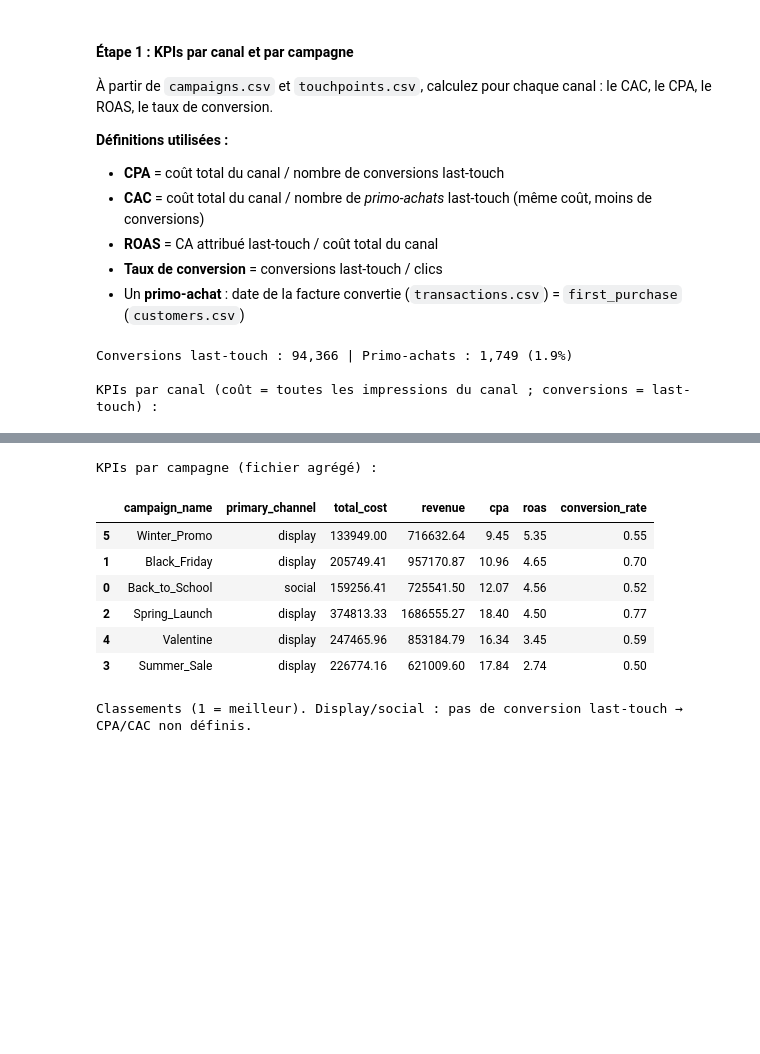
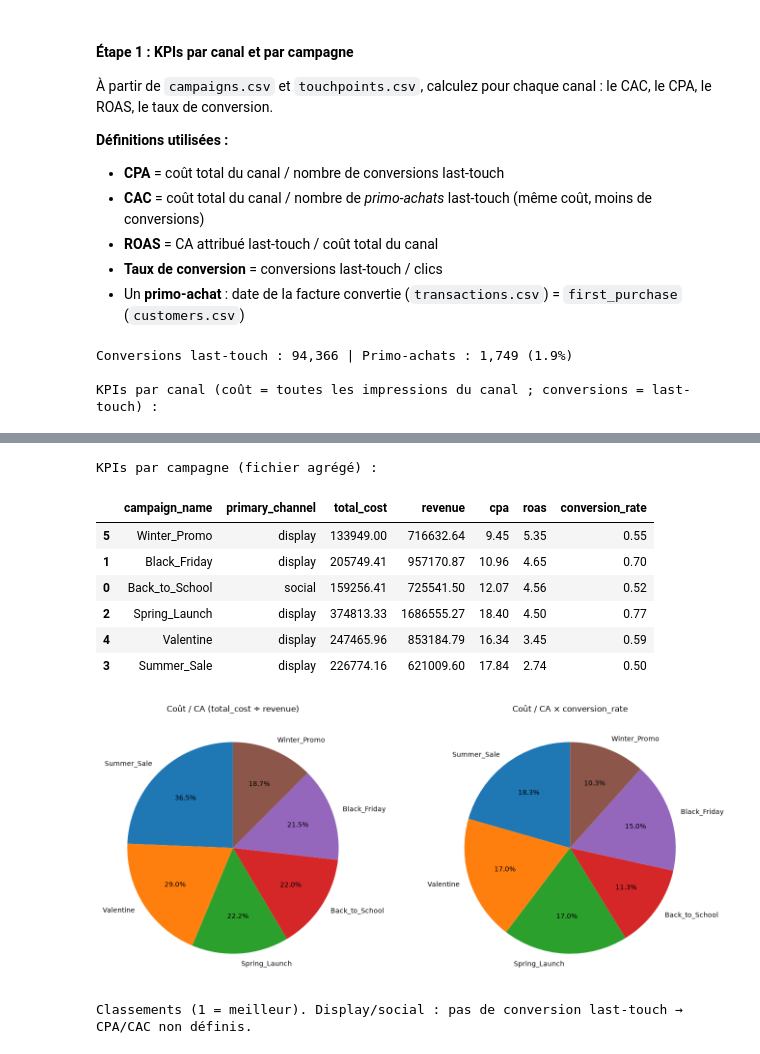
Before and after one commit to Msegura4/lumina_and_co_data_marketing, a Jupyter notebook: TP3.ipynb, the cells around one changed output, grey strips where cells are left out. Drawn from its saved outputs; the diff is of its cells as text; code cells hidden in the pictures; blank space fills up the shorter version.

```diff
--- a/TP3.ipynb
+++ b/TP3.ipynb
@@ -112,33 +112,58 @@ kpis_canal["taux_conversion"] = np.where(kpis_canal["n_clicks"] > 0, kpis_canal[
 print("\nKPIs par canal (coût = toutes les impressions du canal ; conversions = last-touch) :")
 display(kpis_canal.round(2))
 
 print("\nKPIs par campagne (fichier agrégé) :")
 display(
     campaigns_df[[
         "campaign_name", "primary_channel", "total_cost", "revenue",
         "cpa", "roas", "conversion_rate",
     ]].sort_values("roas", ascending=False).round(2)
 )
+
+cost_sur_ca = (
+    campaigns_df.set_index("campaign_name")["total_cost"]
+    / campaigns_df.set_index("campaign_name")["revenue"]
+).sort_values(ascending=False)
+cost_sur_ca_conv = (
+    cost_sur_ca * campaigns_df.set_index("campaign_name")["conversion_rate"].reindex(cost_sur_ca.index)
+)
+
+fig, axes = plt.subplots(1, 2, figsize=(14, 6))
+for ax, series, title in [
+    (axes[0], cost_sur_ca, "Coût / CA (total_cost ÷ revenue)"),
+    (axes[1], cost_sur_ca_conv, "Coût / CA × conversion_rate"),
+]:
+    ax.pie(
+        series,
+        labels=series.index,
+        autopct=lambda pct, s=series: f"{pct / 100 * s.sum() * 100:.1f}%",
+        startangle=90,
+        pctdistance=0.65,
+    )
+    ax.set_title(title)
+plt.tight_layout()
+plt.show()
 # %% [output]
 Conversions last-touch : 94,366 | Primo-achats : 1,749 (1.9%)
 
 KPIs par canal (coût = toutes les impressions du canal ; conversions = last-touch) :
 |  | channel | cost | n_touchpoints | n_clients | n_clicks | n_conversions | n_primo | revenue | CPA | ... |
 | 0 | affiliate | 1128776.74 | 54516 | 20800 | 44884 | 26979.0 | 507.0 | 1580032.58 | 41.84 | ... |
 | 1 | direct | 0.00 | 43919 | 18232 | 34441 | 16803.0 | 277.0 | 958752.74 | 0.00 | ... |
 | 2 | display | 1482.10 | 316530 | 47555 | 142192 | 0.0 | 0.0 | 0.00 | NaN | ... |
 | 3 | email | 2263.28 | 150733 | 43141 | 75666 | 14355.0 | 258.0 | 772153.45 | 0.16 | ... |
 | 4 | retargeting | 1897.65 | 158102 | 43482 | 83548 | 22563.0 | 441.0 | 1414046.05 | 0.08 | ... |
 | 5 | search_paid | 47264.48 | 41334 | 17513 | 31548 | 13666.0 | 266.0 | 835109.85 | 3.46 | ... |
 | 6 | social | 166324.04 | 315763 | 47500 | 142089 | 0.0 | 0.0 | 0.00 | NaN | ... |
 KPIs par campagne (fichier agrégé) :
 |  | campaign_name | primary_channel | total_cost | revenue | cpa | roas | conversion_rate |
 | 5 | Winter_Promo | display | 133949.00 | 716632.64 | 9.45 | 5.35 | 0.55 |
 | 1 | Black_Friday | display | 205749.41 | 957170.87 | 10.96 | 4.65 | 0.70 |
 | 0 | Back_to_School | social | 159256.41 | 725541.50 | 12.07 | 4.56 | 0.52 |
 | 2 | Spring_Launch | display | 374813.33 | 1686555.27 | 18.40 | 4.50 | 0.77 |
 | 4 | Valentine | display | 247465.96 | 853184.79 | 16.34 | 3.45 | 0.59 |
 | 3 | Summer_Sale | display | 226774.16 | 621009.60 | 17.84 | 2.74 | 0.50 |
+[figure, added]
 # %%
 def classement(serie, plus_petit_mieux=False):
     s = serie.replace([np.inf, -np.inf], np.nan)
```
Also changed, not shown: parts of 3 cells of this notebook.
